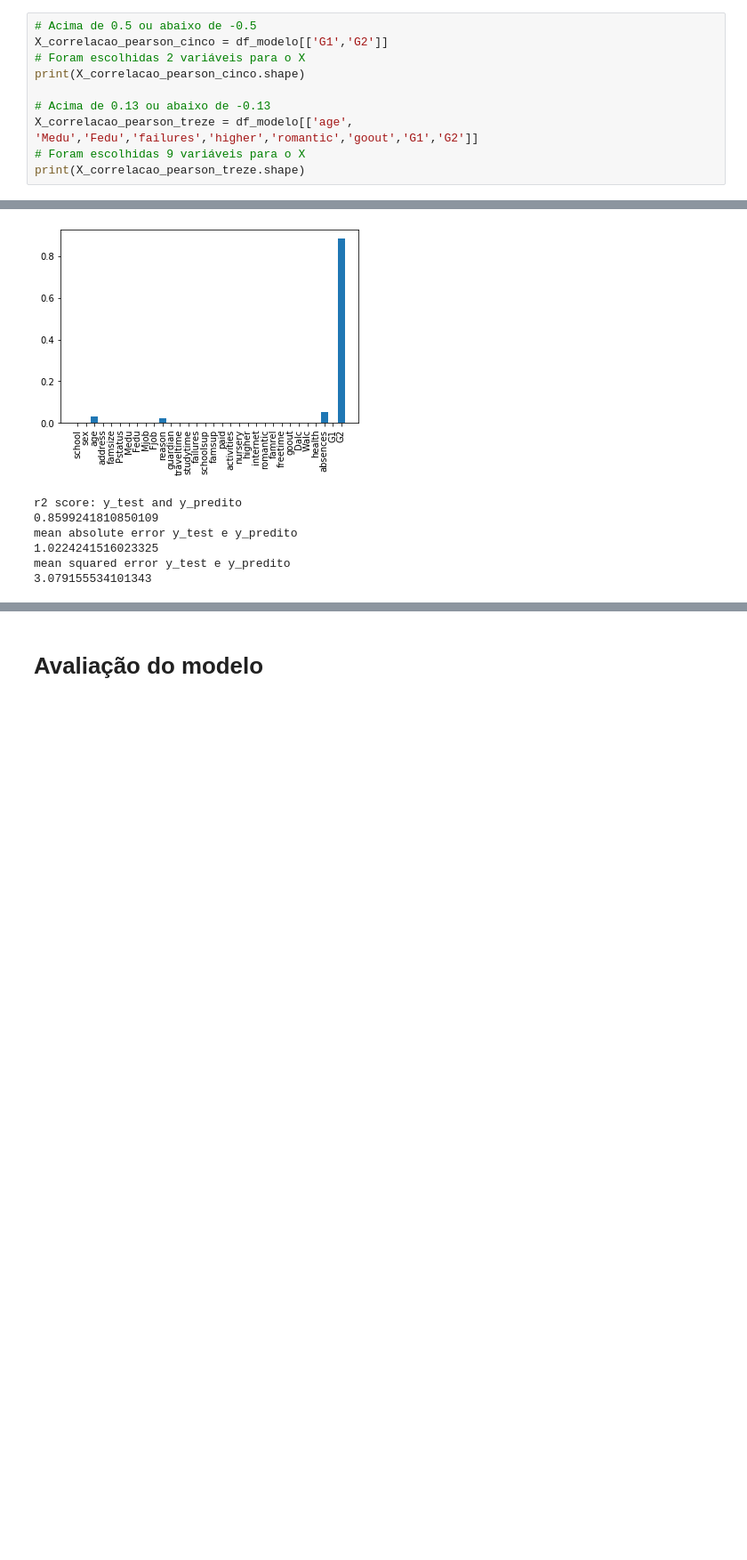
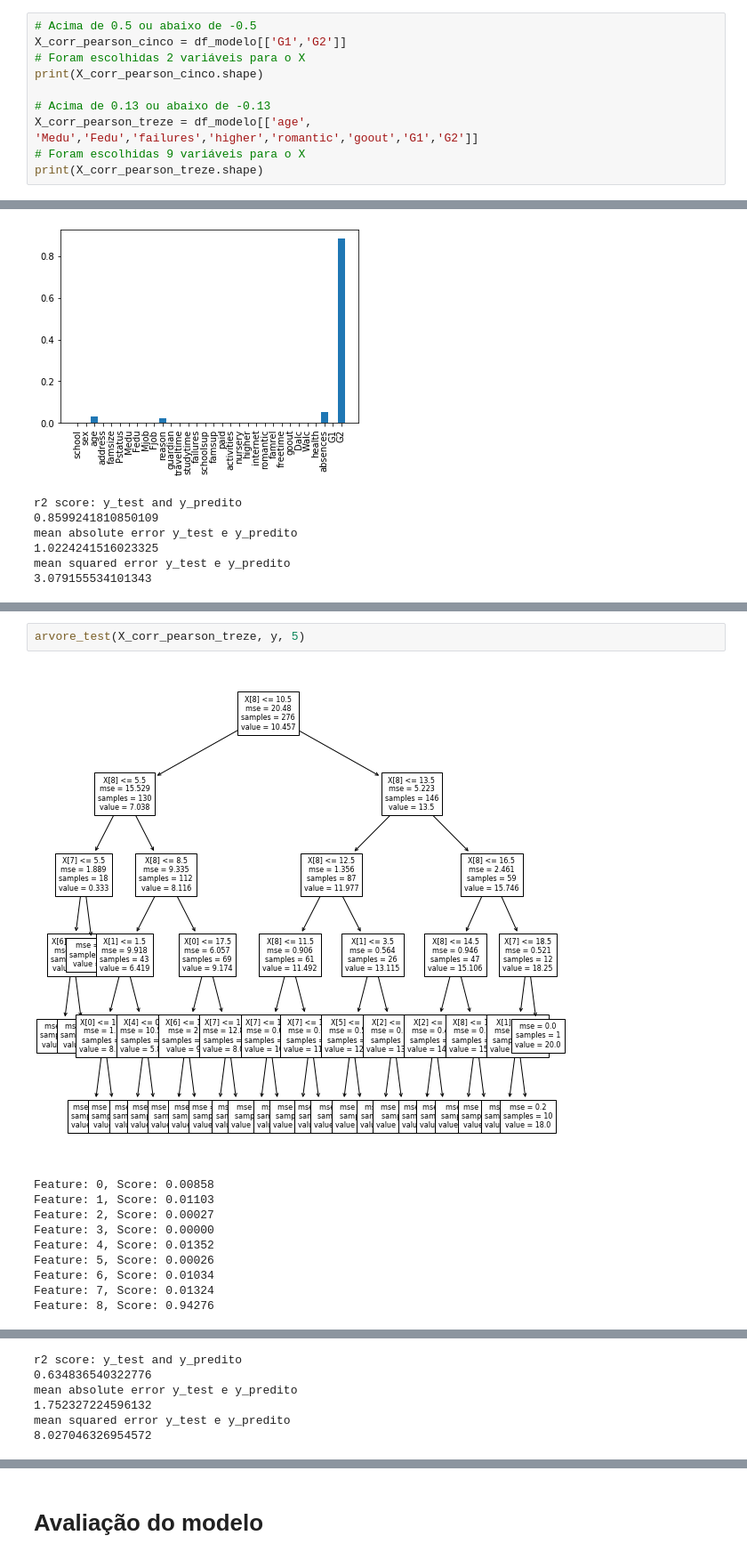
Before and after one commit to seidenfuss/AIGirls_notasAlunos, a Jupyter notebook: modelo_notas_alunos.ipynb, the cells around one changed output, grey strips where cells are left out. Shown: that part at 89% size. Cells and saved outputs as stored; diff of their text form; blank space fills up the shorter version.

```diff
--- a/modelo_notas_alunos.ipynb
+++ b/modelo_notas_alunos.ipynb
@@ -77,14 +77,14 @@ print(X_demog.shape)
 ### Usando a Matriz de correlação - coeficiente de Pearson
 # %%
 # Acima de 0.5 ou abaixo de -0.5
-X_correlacao_pearson_cinco = df_modelo[['G1','G2']]
+X_corr_pearson_cinco = df_modelo[['G1','G2']]
 # Foram escolhidas 2 variáveis para o X
-print(X_correlacao_pearson_cinco.shape)
+print(X_corr_pearson_cinco.shape)
 
 # Acima de 0.13 ou abaixo de -0.13
-X_correlacao_pearson_treze = df_modelo[['age', 'Medu','Fedu','failures','higher','romantic','goout','G1','G2']]
+X_corr_pearson_treze = df_modelo[['age', 'Medu','Fedu','failures','higher','romantic','goout','G1','G2']]
 # Foram escolhidas 9 variáveis para o X
-print(X_correlacao_pearson_treze.shape)
+print(X_corr_pearson_treze.shape)
 # %% [output]
 (395, 2)
 (395, 9)
@@ -310,0 +271,13 @@ mean squared error y_test e y_predito
+# %%
+arvore_test(X_corr_pearson_treze, y, 5)
+# %% [output]
+[figure, added]
+Feature: 0, Score: 0.00858
+Feature: 1, Score: 0.01103
+Feature: 2, Score: 0.00027
+Feature: 3, Score: 0.00000
+Feature: 4, Score: 0.01352
+Feature: 5, Score: 0.00026
+Feature: 6, Score: 0.01034
+Feature: 7, Score: 0.01324
+Feature: 8, Score: 0.94276
@@ -310,0 +285,6 @@ mean squared error y_test e y_predito
+r2 score: y_test and y_predito
+0.634836540322776
+mean absolute error y_test e y_predito
+1.752327224596132
+mean squared error y_test e y_predito
+8.027046326954572
```
Also changed, not shown: parts of 15 cells of this notebook, 2 other files.
